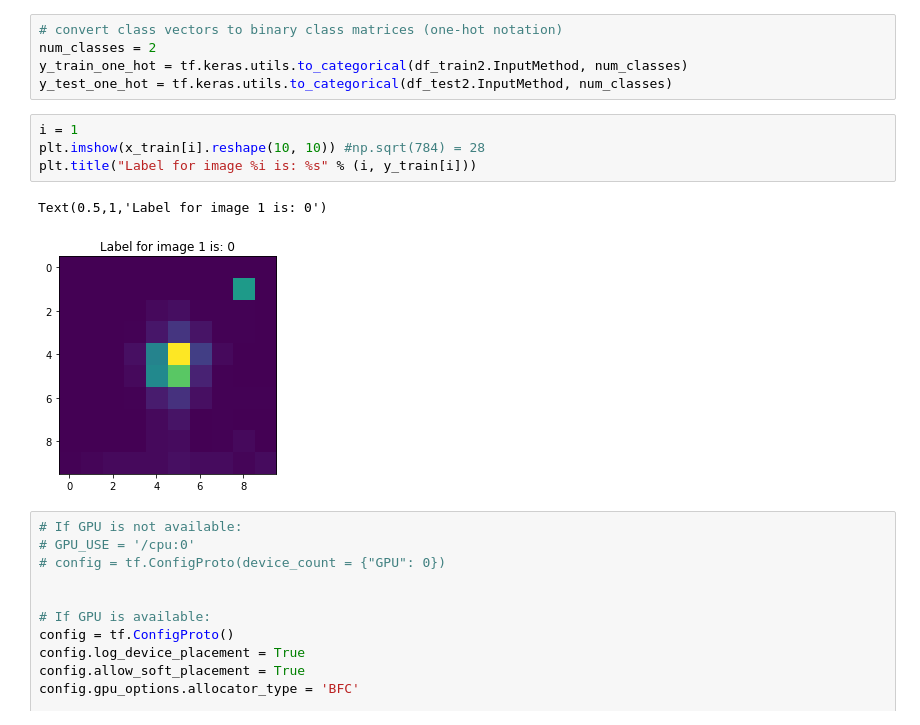
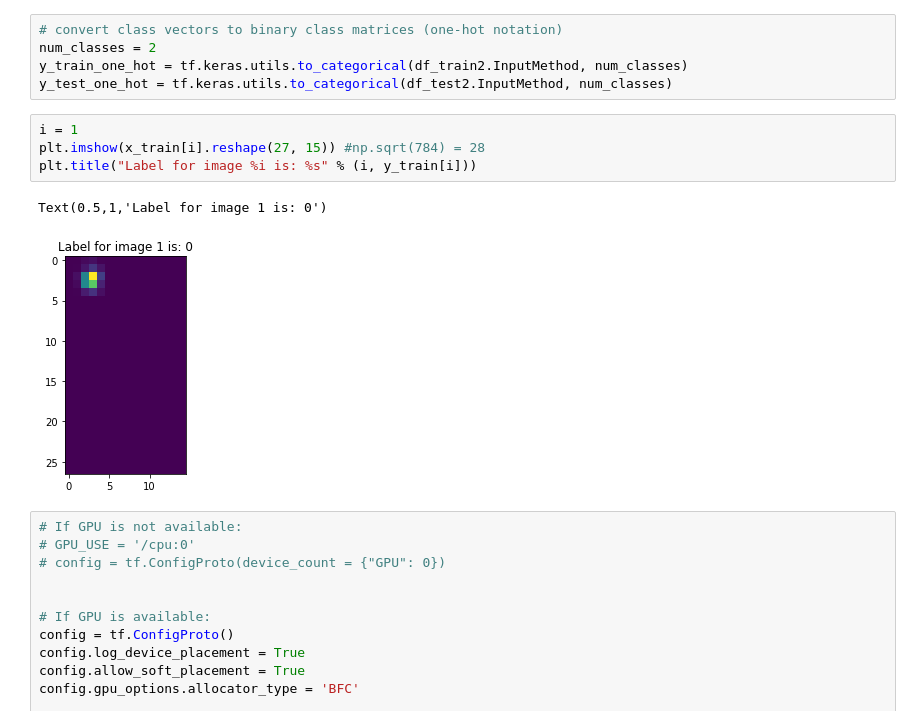
Before and after one commit to robsch94/FaPraKnuckleInput, a Jupyter notebook: Jupyter/Step_3_ModelTraining.ipynb, the cells around one changed output. Cells and saved outputs as stored; diff of their text form.

```diff
--- a/Jupyter/Step_3_ModelTraining.ipynb
+++ b/Jupyter/Step_3_ModelTraining.ipynb
@@ -104,11 +105,11 @@ y_train_one_hot = tf.keras.utils.to_categorical(df_train2.InputMethod, num_class
 y_test_one_hot = tf.keras.utils.to_categorical(df_test2.InputMethod, num_classes)
 # %%
 i = 1
-plt.imshow(x_train[i].reshape(10, 10)) #np.sqrt(784) = 28
+plt.imshow(x_train[i].reshape(27, 15)) #np.sqrt(784) = 28
 plt.title("Label for image %i is: %s" % (i, y_train[i]))
 # %% [output]
 Text(0.5,1,'Label for image 1 is: 0')
-[figure, old version]
+[figure, new version]
 # %%
 # If GPU is not available:
 # GPU_USE = '/cpu:0'
```
Also changed, not shown: parts of 3 cells of this notebook.
